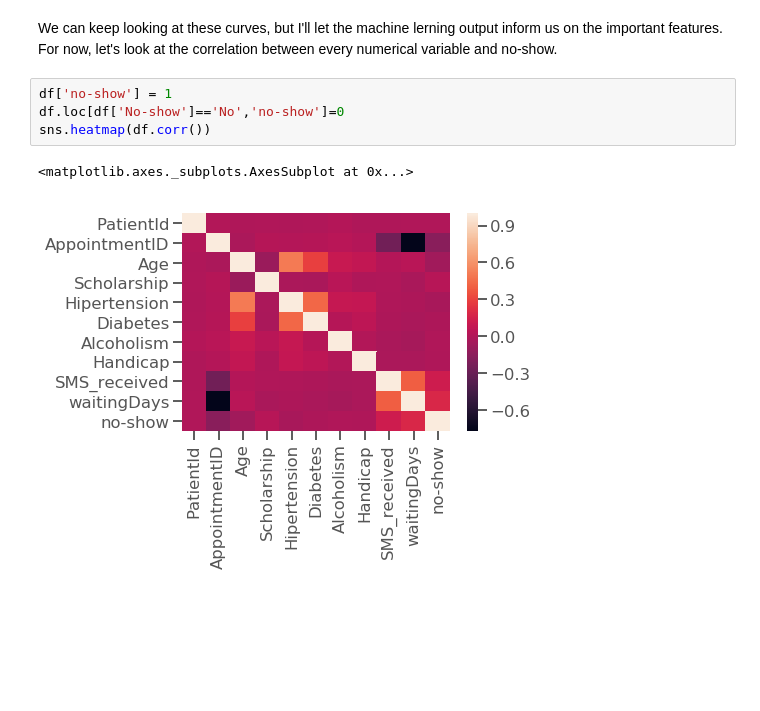
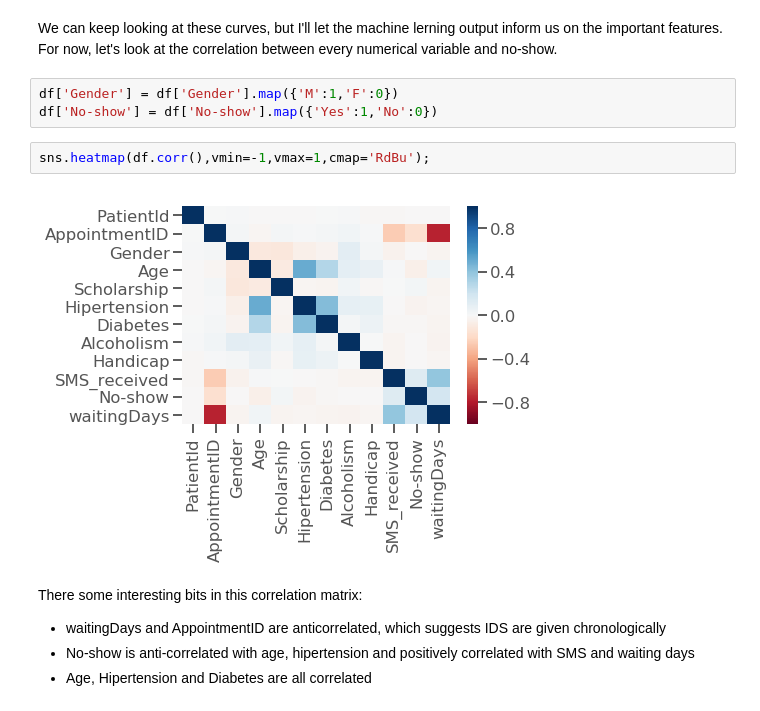
Before and after one commit to modw/medical-appointment-noshow, a Jupyter notebook: EDA and classification.ipynb, the cells around one changed output. Drawn from its saved outputs; the diff is of its cells as text; blank space fills up the shorter version.

Commit message:
correlation matrix

```diff
--- a/EDA and classification.ipynb
+++ b/EDA and classification.ipynb
@@ -294,10 +294,15 @@ ax.set_ylabel('No-show percentage');
 There doesn't seem to be an appreciable difference by gender. The age curve seems fairly well defined, though. People around 18 years old tend to miss appointments the most while people around 65 the least.
 # %% [markdown]
 We can keep looking at these curves, but I'll let the machine lerning output inform us on the important features. For now, let's look at the correlation between every numerical variable and no-show.
-# %%
-df['no-show'] = 1
-df.loc[df['No-show']=='No','no-show']=0
-sns.heatmap(df.corr())
-# %% [output]
-<matplotlib.axes._subplots.AxesSubplot at 0x...>
-[figure, removed]
+# %%
+df['Gender'] = df['Gender'].map({'M':1,'F':0})
+df['No-show'] = df['No-show'].map({'Yes':1,'No':0})
+# %%
+sns.heatmap(df.corr(),vmin=-1,vmax=1,cmap='RdBu');
+# %% [output]
+[figure, added]
+# %% [markdown]
+There some interesting bits in this correlation matrix:
+ - waitingDays and AppointmentID are anticorrelated, which suggests IDS are given chronologically
+ - No-show is anti-correlated with age, hipertension and positively correlated with SMS and waiting days
+ - Age, Hipertension and Diabetes are all correlated
```
